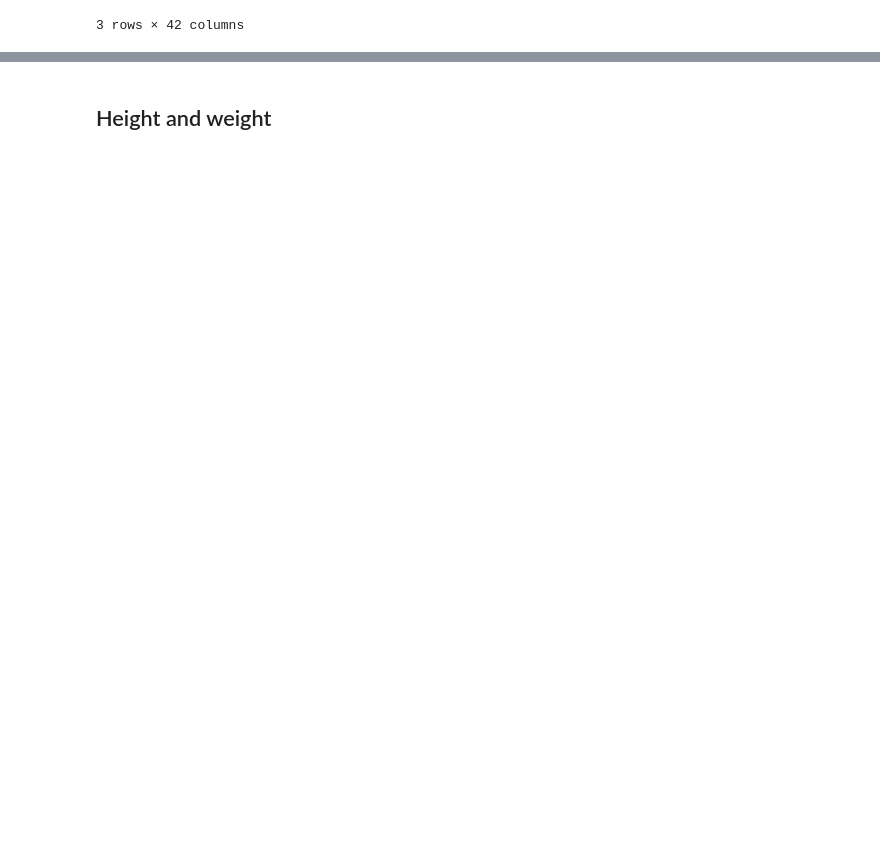
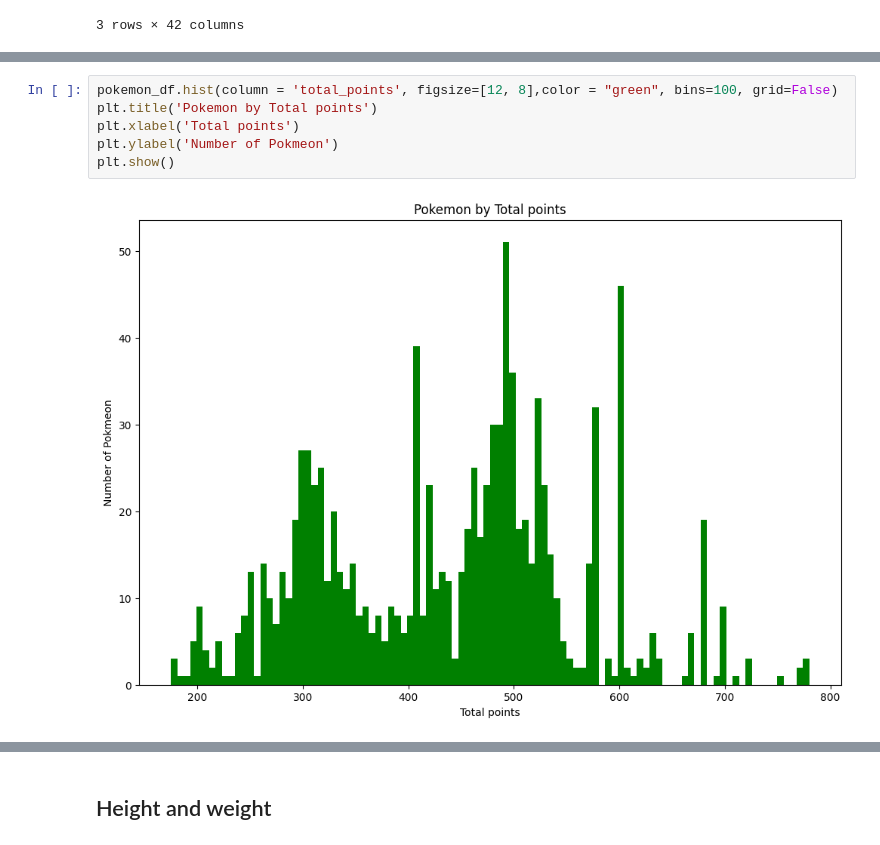
Before and after one commit to BiancaBenelli/Pokemon_project, a Jupyter notebook: Pokemon.ipynb, the cells around one changed output, grey strips where cells are left out. Cells and saved outputs as stored; diff of their text form; blank space fills up the shorter version.

```diff
--- a/Pokemon.ipynb
+++ b/Pokemon.ipynb
@@ -311,0 +319,8 @@ pokemon_df[strongest_pokemon]
+# %%
+pokemon_df.hist(column = 'total_points', figsize=[12, 8],color = "green", bins=100, grid=False)
+plt.title('Pokemon by Total points')
+plt.xlabel('Total points')
+plt.ylabel('Number of Pokmeon')
+plt.show()
+# %% [output]
+[figure, added]
```
Also changed, not shown: parts of 7 cells of this notebook.
